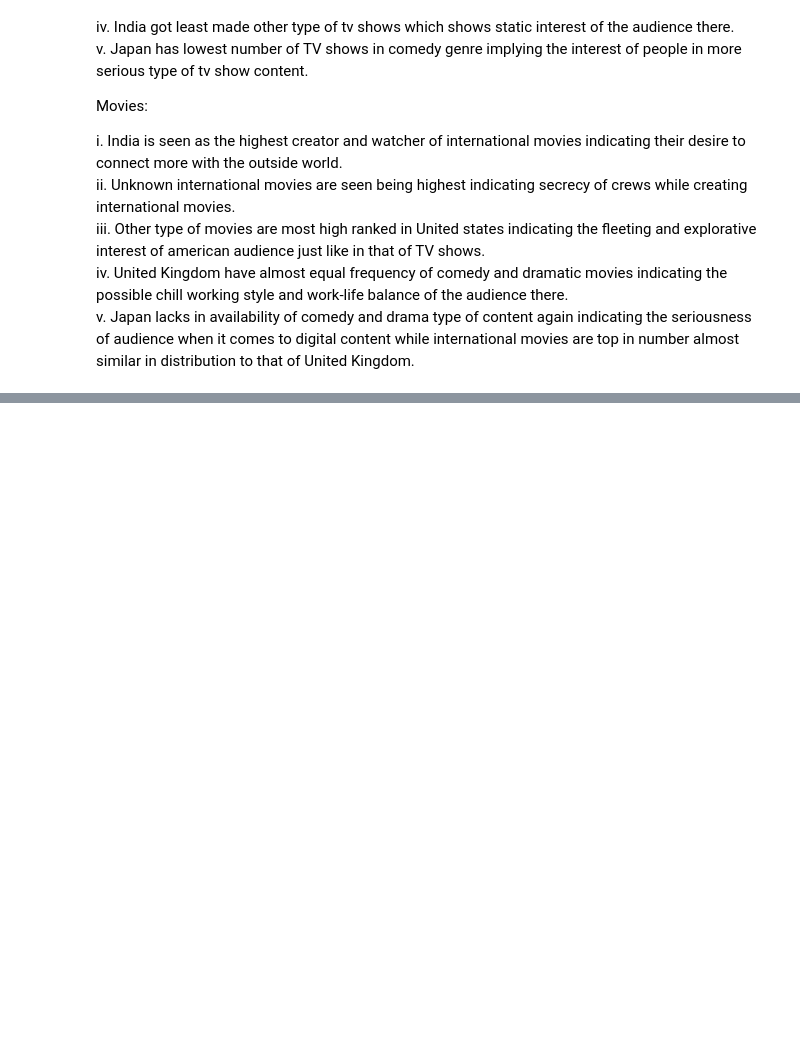
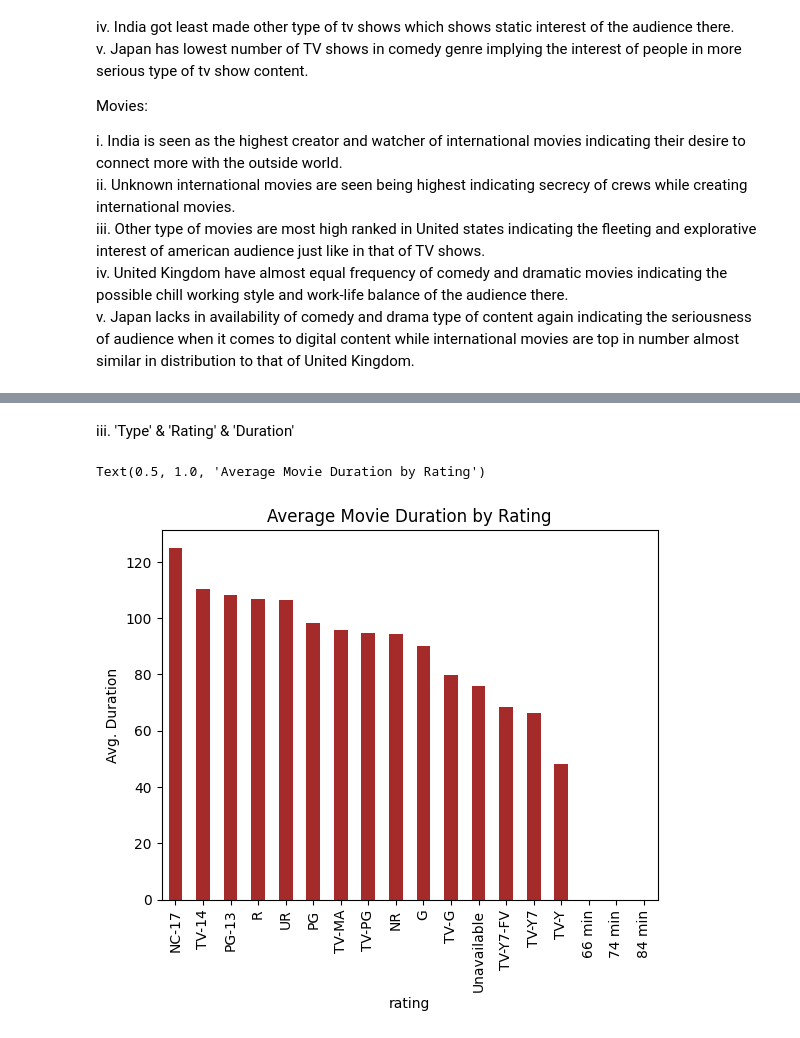
Before and after one commit to SakriyaPyakurel/netflix-EDA, a Jupyter notebook: eda.ipynb, the cells around one changed output, grey strips where cells are left out. Saved outputs shown, nothing was run; the diff lists cells and outputs as text; code cells hidden in the pictures; blank space fills up the shorter version.

```diff
--- a/eda.ipynb
+++ b/eda.ipynb
@@ -555,0 +581,11 @@ v. Japan lacks in availability of comedy and drama type of content again indicat
+# %% [markdown]
+iii. 'Type' & 'Rating' & 'Duration'
+# %%
+# Grouping by rating and getting average duration
+rating_duration = movies.groupby('rating')['duration_cleaned'].mean().sort_values(ascending=False)
+rating_duration.plot(kind='bar',color='brown')
+plt.ylabel('Avg. Duration')
+plt.title('Average Movie Duration by Rating')
+# %% [output]
+Text(0.5, 1.0, 'Average Movie Duration by Rating')
+[figure, added]
```
Also changed, not shown: parts of 7 cells of this notebook.
